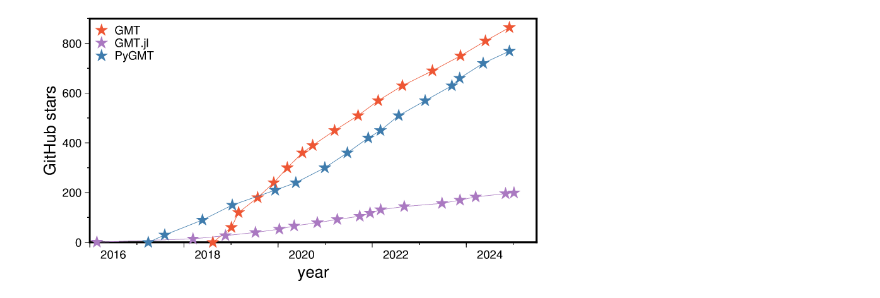
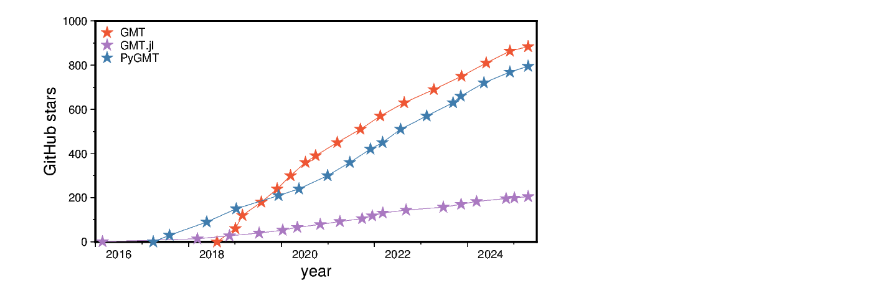
Before and after one commit to GenericMappingTools/pygmt-paper-figures, a Jupyter notebook: pygmt_paper_numpy_datetime.ipynb, the cells around one changed output. Drawn from its saved outputs; the diff is of its cells as text; code cells hidden in the pictures.

Commit message:
Add plot for aligned time series

```diff
--- a/pygmt_paper_numpy_datetime.ipynb
+++ b/pygmt_paper_numpy_datetime.ipynb
@@ -4,6 +4,7 @@ import datetime
 import numpy as np
 import pygmt
 
+# -----------------------------------------------------------------------------
 # Data retrieved from https://star-history.com/#GenericMappingTools/gmt&Date
 # last access 2024-12-01
 dates_gmt = np.array(
@@ -24,11 +25,12 @@ dates_gmt = np.array(
         "2023-11-17",
         "2024-05-29",
         "2024-12-01",
+        "2025-04-23",
     ],
     dtype=np.datetime64,
 )
 stars_gmt = np.array(
-    [0, 60, 120, 180, 240, 300, 360, 390, 450, 510, 570, 630, 690, 750, 810, 864]
+    [0, 60, 120, 180, 240, 300, 360, 390, 450, 510, 570, 630, 690, 750, 810, 864, 884]
 )
 color_gmt = "238/86/52"  # GMT red
 
@@ -53,11 +55,12 @@ dates_jl = np.array(
         "2024-03-14",
         "2024-11-01",
         "2025-01-05",
+        "2025-04-23",
     ],
     dtype=np.datetime64,
 )
 stars_jl = np.array(
-    [1, 14, 27, 40, 53, 66, 79, 92, 105, 118, 131, 144, 157, 170, 183, 196, 199]
+    [1, 14, 27, 40, 53, 66, 79, 92, 105, 118, 131, 144, 157, 170, 183, 196, 199, 205]
 )
 color_jl = "170/121/193"  # Julia purple
 
@@ -81,36 +84,37 @@ dates_py = np.array(
         "2023-11-11",
         "2024-05-11",
         "2024-12-01",
+        "2025-04-23",
     ],
     dtype=np.datetime64,
 )
 stars_py = np.array(
-    [0, 30, 90, 150, 210, 240, 300, 360, 420, 450, 510, 570, 630, 660, 720, 769]
+    [0, 30, 90, 150, 210, 240, 300, 360, 420, 450, 510, 570, 630, 660, 720, 769, 795]
 )
 color_py = "63/124/173"  # Python blue
 
 
 # -----------------------------------------------------------------------------
 fig = pygmt.Figure()
 fig.basemap(
     projection="X12c/6c",
-    region=[datetime.date(2016, 1, 1), datetime.date(2025, 6, 30), 0, 900],
+    region=[datetime.date(2016, 1, 1), datetime.date(2025, 6, 30), 0, 1000],
     frame=["x+lyear", "y+lGitHub stars"],
 )
 
 args_dots = {"style": "c0.2c", "no_clip": True}
 args_dots = {"style": "a0.35c", "no_clip": True}
 
 fig.plot(x=dates_gmt, y=stars_gmt, pen=color_gmt, no_clip=True)
 fig.plot(x=dates_gmt, y=stars_gmt, fill=color_gmt, label="GMT", **args_dots)
 
 fig.plot(x=dates_jl, y=stars_jl, pen=color_jl, no_clip=True)
 fig.plot(x=dates_jl, y=stars_jl, fill=color_jl, label="GMT.jl", **args_dots)
 
 fig.plot(x=dates_py, y=stars_py, pen=color_py, no_clip=True)
 fig.plot(x=dates_py, y=stars_py, fill=color_py, label="PyGMT", **args_dots)
 
 fig.legend(position="jLT")
 fig.show(dpi=150)
 # %% [output]
-[figure, old version]
+[figure, new version]
```
Also changed, not shown: parts of 1 cell of this notebook.
